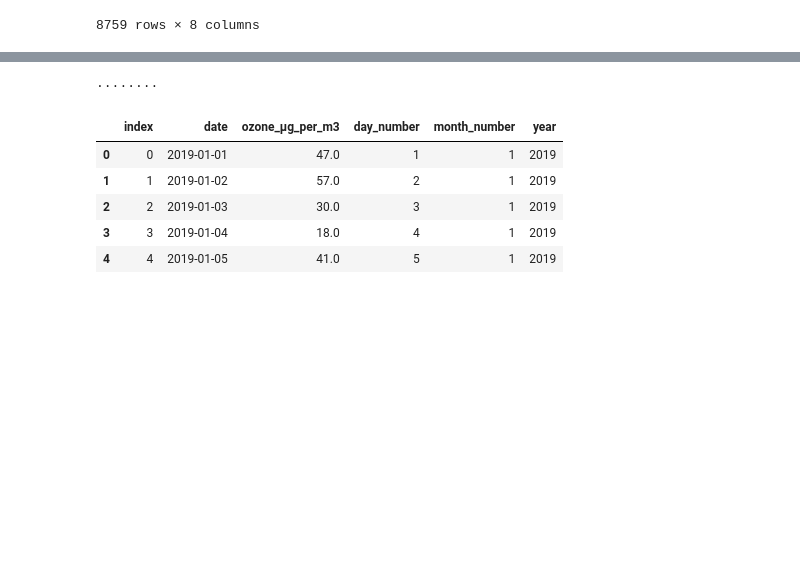
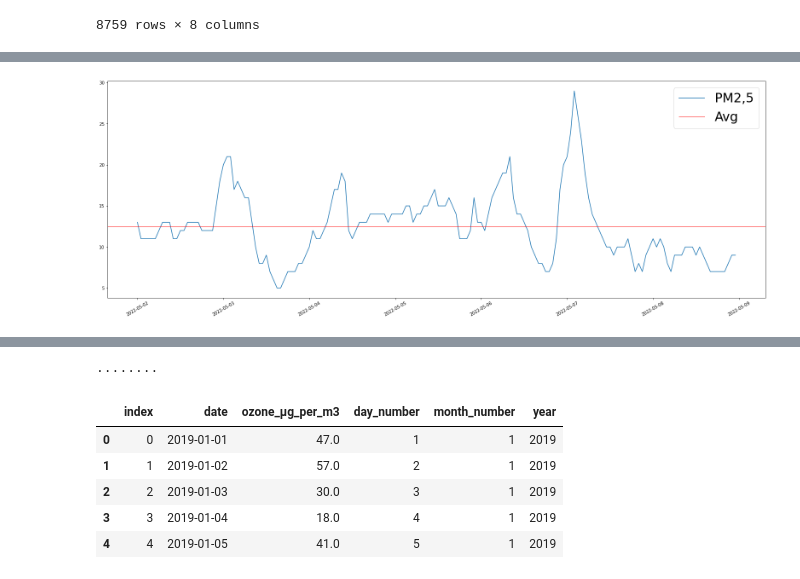
Before and after one commit to bennednedben/AIR-POLLUTION-on-Frankfurter-Allee, a Jupyter notebook: Jupiter Notebook/all_stunde.ipynb, the cells around one changed output, grey strips where cells are left out. Cells and saved outputs as stored; diff of their text form; code cells hidden in the pictures; blank space fills up the shorter version.

```diff
--- a/Jupiter Notebook/all_stunde.ipynb
+++ b/Jupiter Notebook/all_stunde.ipynb
@@ -138,0 +117,10 @@ plt.show()
+# %%
+plt.figure(figsize=(22,8))
+plt.plot(data_may.datetime, data_may['particulate_matter_pm2_µg_per_m3'], label='PM2,5')
+plt.axhline(y=np.nanmean(data_may['particulate_matter_pm2_µg_per_m3']), color='red', linewidth=1, label='Avg')
+plt.legend(prop={'size': 30})
+plt.xticks(rotation=30)
+plt.tight_layout()
+plt.show()
+# %% [output]
+[figure, added]
```
Also changed, not shown: parts of 12 cells of this notebook.
